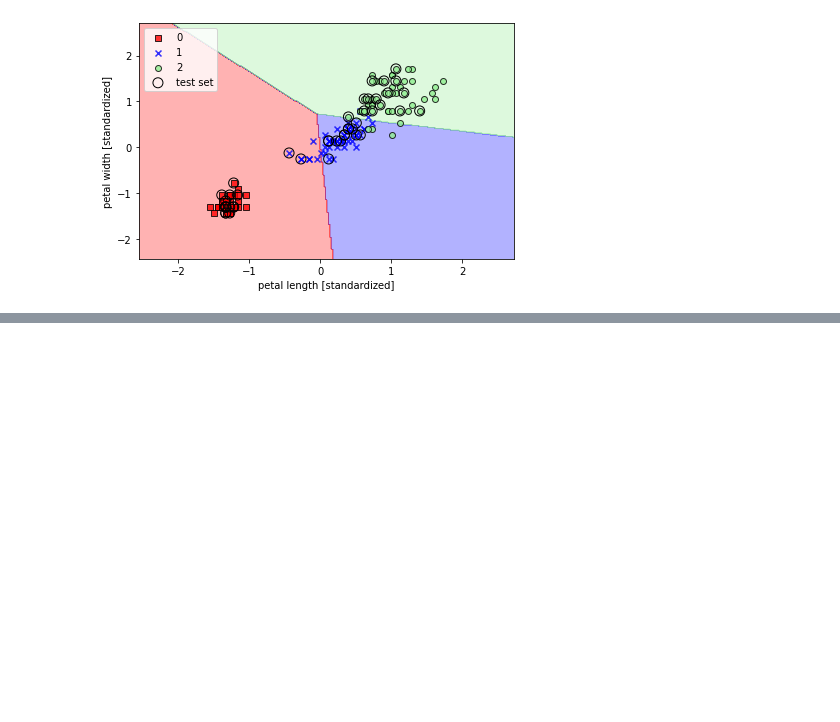
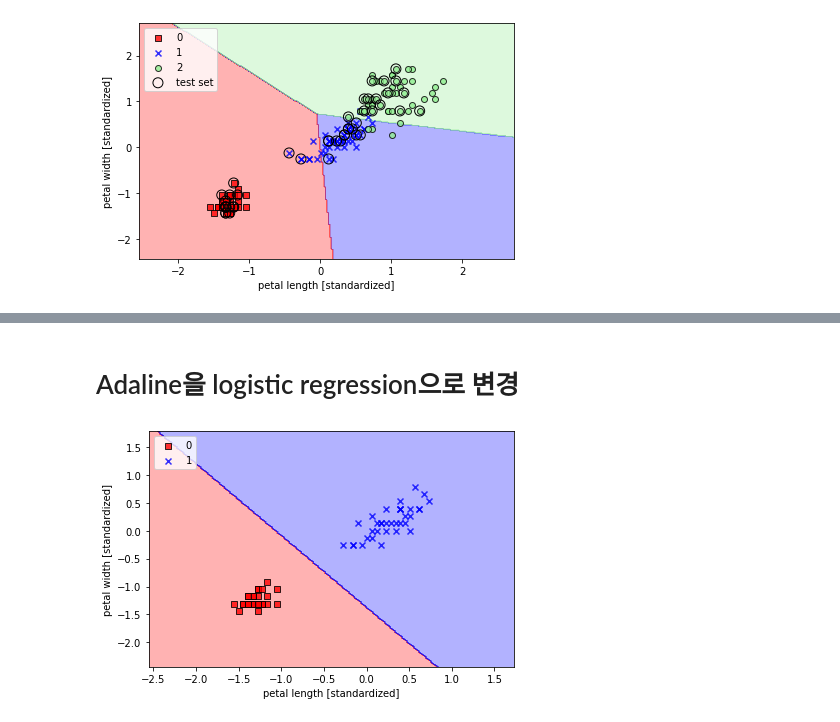
Before and after one commit to seungmin-son/ML_Practice, a Jupyter notebook: [ML_2]Classification_model.ipynb, the cells around one changed output, grey strips where cells are left out. Cells and saved outputs as stored; diff of their text form; code cells hidden in the pictures; blank space fills up the shorter version.

```diff
--- a/[ML_2]Classification_model.ipynb
+++ b/[ML_2]Classification_model.ipynb
@@ -97,0 +103,2 @@ plt.show()
+# %% [markdown]
+# Adaline을 logistic regression으로 변경
@@ -97,0 +140,17 @@ plt.show()
+# %%
+X_train_01_subset = X_train_std[(y_train == 0) | (y_train == 1)]
+y_train_01_subset = y_train[(y_train == 0) | (y_train == 1)]
+
+lrgd = LogisticRegressionGD(eta=0.05, n_iter=1000, random_state=1)
+lrgd.fit(X_train_01_subset,y_train_01_subset)
+
+plot_decision_regions(X=X_train_01_subset, y=y_train_01_subset,classifier=lrgd)
+
+plt.xlabel('petal length [standardized]')
+plt.ylabel('petal width [standardized]')
+plt.legend(loc='upper left')
+
+plt.tight_layout()
+plt.show()
+# %% [output]
+[figure, added]
```
Also changed, not shown: parts of 10 cells of this notebook.
